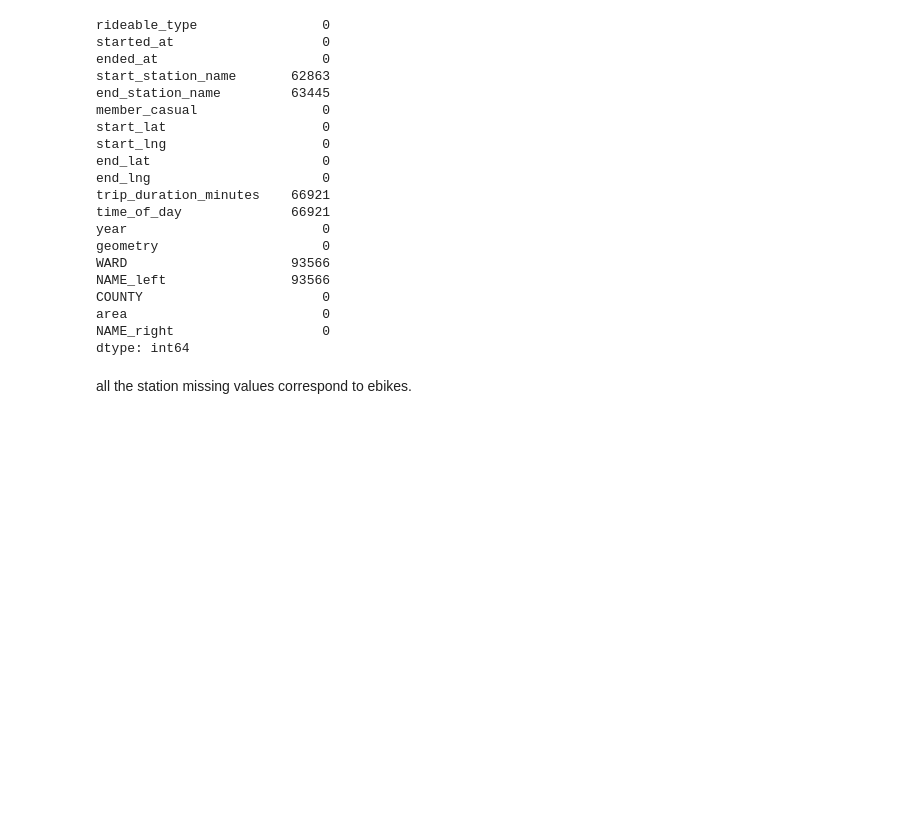
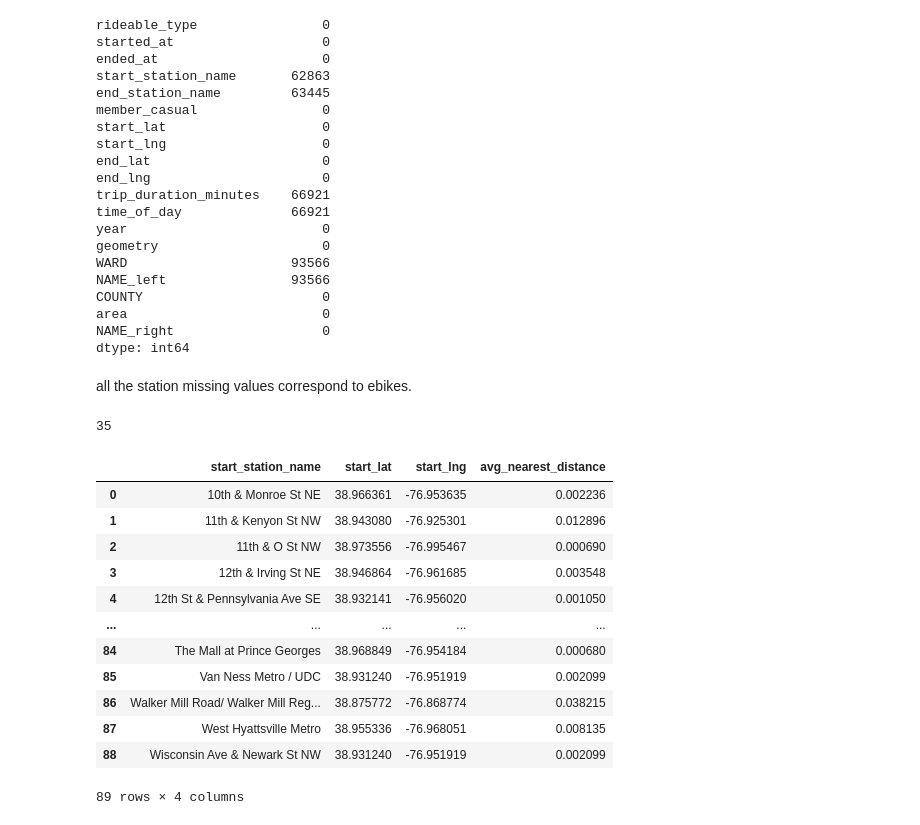
Before and after one commit to pabs-llama/projects, a Jupyter notebook: project_3_ capitalbikeshare/linear_regression_pg.ipynb, the cells around one changed output. Cells and saved outputs as stored; diff of their text form; code cells hidden in the pictures; blank space fills up the shorter version.

Commit message:
fixed the amount of unique stations in prince george by determining the stations avg lat and lng before doing the spatial join

```diff
--- a/project_3_ capitalbikeshare/linear_regression_pg.ipynb
+++ b/project_3_ capitalbikeshare/linear_regression_pg.ipynb
@@ -173,3 +199,41 @@ NAME_right                   0
 dtype: int64
 # %% [markdown]
 all the station missing values correspond to ebikes.
+# %%
+# unique stations
+avg_lat_per_station = prince_george_fixed.groupby("start_station_name", as_index=False, observed=False)["start_lat"].mean()
+avg_lng_per_station = prince_george_fixed.groupby("start_station_name", as_index=False, observed = False)["start_lng"].mean()
+
+pg_unique_stations= avg_lat_per_station.merge(avg_lng_per_station)
+pg_unique_stations = pg_unique_stations.dropna(subset=["start_lat","start_lng"])
+len(pg_unique_stations)
+# %% [output]
+35
+# %%
+from sklearn.neighbors import NearestNeighbors
+
+# Assume df_stations has columns: ["station_name", "latitude", "longitude"]
+coords = pg_unique_stations[["start_lat", "start_lng"]].values
+
+# Use Nearest Neighbors to find closest stations
+nbrs = NearestNeighbors(n_neighbors=5, algorithm='ball_tree').fit(coords)
+distances, _ = nbrs.kneighbors(coords)
+
+# Exclude distance to itself (first column is 0)
+pg_unique_stations["avg_nearest_distance"] = np.mean(distances[:, 1:], axis=1)
+# %%
+pg_unique_stations
+# %% [output]
+|  | start_station_name | start_lat | start_lng | avg_nearest_distance |
+| 0 | 10th & Monroe St NE | 38.966361 | -76.953635 | 0.002236 |
+| 1 | 11th & Kenyon St NW | 38.943080 | -76.925301 | 0.012896 |
+| 2 | 11th & O St NW | 38.973556 | -76.995467 | 0.000690 |
+| 3 | 12th & Irving St NE | 38.946864 | -76.961685 | 0.003548 |
+| 4 | 12th St & Pennsylvania Ave SE | 38.932141 | -76.956020 | 0.001050 |
+| ... | ... | ... | ... | ... |
+| 84 | The Mall at Prince Georges | 38.968849 | -76.954184 | 0.000680 |
+| 85 | Van Ness Metro / UDC | 38.931240 | -76.951919 | 0.002099 |
+| 86 | Walker Mill Road/ Walker Mill Reg... | 38.875772 | -76.868774 | 0.038215 |
+| 87 | West Hyattsville Metro | 38.955336 | -76.968051 | 0.008135 |
+| 88 | Wisconsin Ave & Newark St NW | 38.931240 | -76.951919 | 0.002099 |
+89 rows × 4 columns
```
Also changed, not shown: parts of 8 cells of this notebook, 2 other files.
